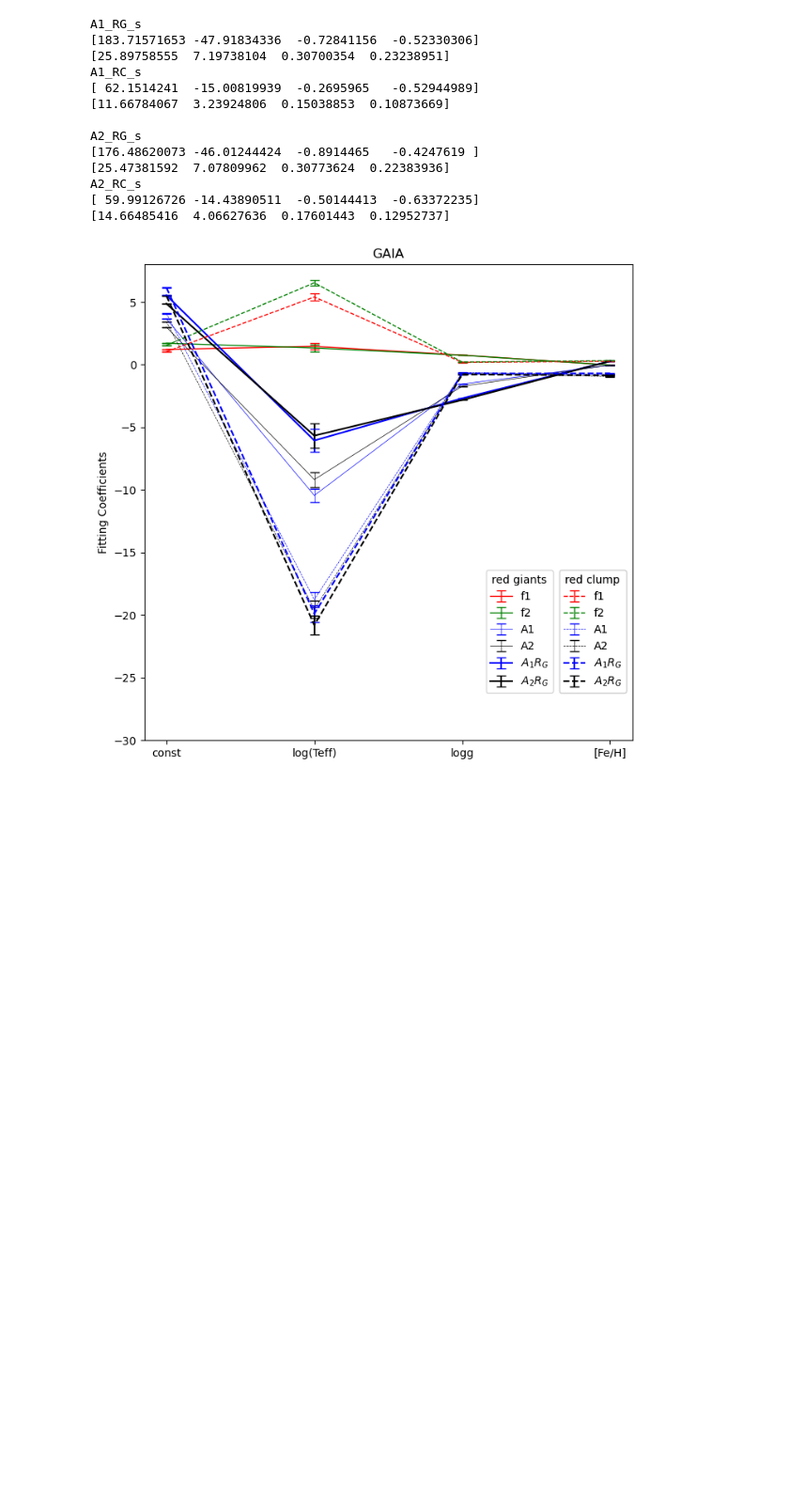
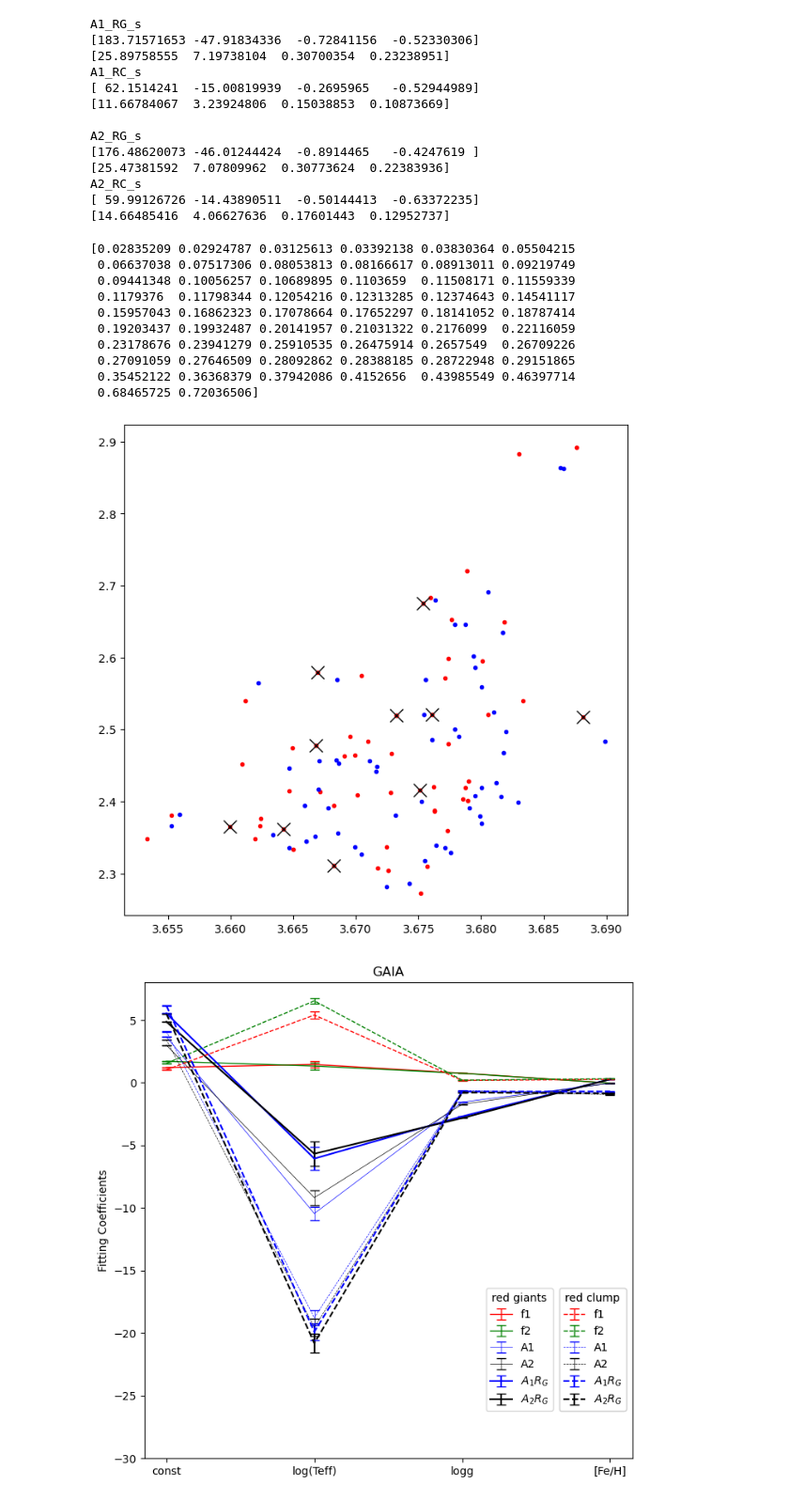
Before and after one commit to pollygecko/sharing-APOGEE_APOKASC, a Jupyter notebook: APOKASC and Gaia Updated Radii Analysis.ipynb, the cells around one changed output. Shown at 94% size. Drawn from its saved outputs; the diff is of its cells as text; code cells hidden in the pictures; blank space fills up the shorter version.

Commit message:
DEV: Got KIC ID pairs of A1 and A2 RG/RC of matched subsample

```diff
--- a/APOKASC and Gaia Updated Radii Analysis.ipynb
+++ b/APOKASC and Gaia Updated Radii Analysis.ipynb
@@ -940,6 +940,45 @@ A2_RG_s
 A2_RC_s
 [ 59.99126726 -14.43890511  -0.50144413  -0.63372235]
 [14.66485416  4.06627636  0.17601443  0.12952737]
+# %%
+#KIC ID pairs of RG/RC A1 with logTeff and logg (GAIA)
+
+#difference between A1(Teff) and A1(Teff) matched subsample for RG
+list1 = np.array(np.log10(Amp_HV1_RG[index_RG])) #Observed HV1 amps
+list2 = np.array(amp_curve_fit((log_Teff_final_RG[index_RG], logg_final_RG[index_RG], FeH_final_RG[index_RG]), A1_Rg_s_opt[0], A1_Rg_s_opt[1], A1_Rg_s_opt[2], A1_Rg_s_opt[3])) #1 for Teff values
+#difference between A1(Teff) and A1(Teff) matched subsample for RC
+list3 = np.array(np.log10(Amp_HV1_RC[index_RC])) #Observed HV1 amps
+list4 = np.array(amp_curve_fit((log_Teff_final_RC[index_RC], logg_final_RC[index_RC], FeH_final_RC[index_RC]), A1_Rc_s_opt[0], A1_Rc_s_opt[1], A1_Rc_s_opt[2], A1_Rc_s_opt[3]))
+#print(A1_Rg_s_opt[1])
+
+set_diff = np.sqrt((list1 - list2)**2 + (list3 - list4)**2)
+list_diff = np.array(set_diff)
+
+#smallest difference bewtween the two
+inds = np.argsort(list_diff)
+print(list_diff[inds])
+
+figure(figsize=(8,8), dpi=100)
+plt.plot(log_Teff_final_RG[index_RG], logg_final_RG[index_RG],'r.')
+plt.plot(log_Teff_final_RC[index_RC], logg_final_RC[index_RC],'b.')
+plt.plot(log_Teff_final_RG[index_RG[inds[0:10]]], logg_final_RG[index_RG[inds[0:10]]],'kx', markersize=12)
+plt.show()
+
+#print KIC nums for the 10 X's, email
+#repeat for A2 (higher frequency)
+#try orthogonal fitting for whole data set to see how it works
+# %% [output]
+[0.02835209 0.02924787 0.03125613 0.03392138 0.03830364 0.05504215
+ 0.06637038 0.07517306 0.08053813 0.08166617 0.08913011 0.09219749
+ 0.09441348 0.10056257 0.10689895 0.1103659  0.11508171 0.11559339
+ 0.1179376  0.11798344 0.12054216 0.12313285 0.12374643 0.14541117
+ 0.15957043 0.16862323 0.17078664 0.17652297 0.18141052 0.18787414
+ 0.19203437 0.19932487 0.20141957 0.21031322 0.2176099  0.22116059
+ 0.23178676 0.23941279 0.25910535 0.26475914 0.2657549  0.26709226
+ 0.27091059 0.27646509 0.28092862 0.28388185 0.28722948 0.29151865
+ 0.35452122 0.36368379 0.37942086 0.4152656  0.43985549 0.46397714
+ 0.68465725 0.72036506]
+[figure, added]
 # %%
 %matplotlib inline
 #transformed coefficient plot from GAIA Radius overplotted on untransformed one
```
